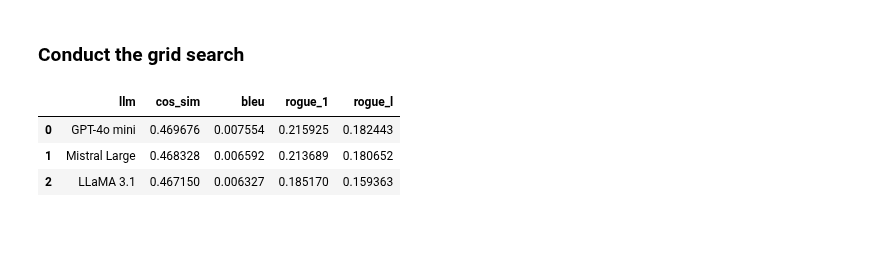
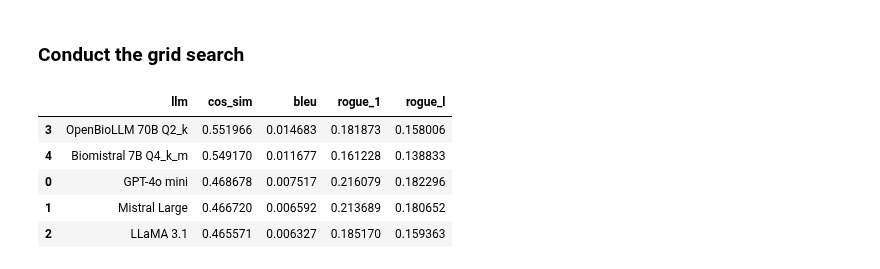
Before and after one commit to Biomed-imaging-lab/NeuroRAG, a Jupyter notebook: research-raw-llms/raw-llms.ipynb, the cells around one changed output. Drawn from its saved outputs; the diff is of its cells as text; code cells hidden in the pictures; blank space fills up the shorter version.

Commit message:
Calculate OpenBioLLM and BioMistral metrics

```diff
--- a/research-raw-llms/raw-llms.ipynb
+++ b/research-raw-llms/raw-llms.ipynb
@@ -267,0 +226,3 @@ def get_openbiollm_8b_llm(temperature=0.0001):
+# %%
+def get_openbiollm_70_Q2k_llm(temperature=0):
+  return Ollama(model='taozhiyuai/openbiollm-llama-3:70b_q2_k', temperature=temperature)
@@ -268,3 +231,6 @@ def get_openbiollm_8b_llm(temperature=0.0001):
+# %%
+def get_biomistral_q4_k_m_llm(temperature=0):
+  return Ollama(model='cniongolo/biomistral', temperature=temperature)
 # %% [markdown]
 ## Setup experiments
 # %% [markdown]
@@ -293,7 +259,8 @@ llms = (
   ('GPT-4o mini', get_chatgpt_40_mini_llm()),
   ('Mistral Large', get_mistral_large_llm()),
   ('LLaMA 3.1', get_llama3_1_llm()),
-  ('OpenBioLLM 8B', get_openbiollm_8b_llm()),
+  ('OpenBioLLM 70B Q2_k', get_openbiollm_70_Q2k_llm()),
+  ('Biomistral 7B Q4_k_m', get_biomistral_q4_k_m_llm()),
 )
 # %% [markdown]
 ### Load cached responses
@@ -319,41 +286,43 @@ df = pd.DataFrame()
 questions = qa_df['question'].tolist()
 expected_answers = qa_df['answer'].tolist()
 
-for llm_name, llm in tqdm(llms, desc='LLMs'):
+for llm_name, llm in llms:
   chain = llm | StrOutputParser()
 
   predicted_answers = []
 
-  for question in tqdm(questions, desc='Questions', leave=False):
+  for question in tqdm(questions, desc='Questions'):
     if not llm_name in cache:
       cache[llm_name] = {}
     if not question in cache[llm_name]:
       cache[llm_name][question] = chain.invoke(question)
 
+      with open(cache_path, 'w') as f:
+        json.dump(cache, f)
+
     predicted_answers.append(cache[llm_name][question])
-
-    with open(cache_path, 'w') as f:
-      json.dump(cache, f)
 
   # Evaluate metrics
   cos_sim = embeddings_cosine_sim_metric(expected_answers, predicted_answers)
   bleu_score = bleu_metric(expected_answers, predicted_answers)
   rogue_1_score = rogue_1_metric(expected_answers, predicted_answers)
   rogue_l_score = rogue_l_metric(expected_answers, predicted_answers)
 
   # Save results
   row = pd.DataFrame({
     'llm': llm_name,
     'cos_sim': cos_sim,
     'bleu': bleu_score,
     'rogue_1': rogue_1_score,
     'rogue_l': rogue_l_score,
   }, index=[0])
   df = pd.concat([df, row], ignore_index=True)
 
 df.sort_values(by='cos_sim', ascending=False)
 # %% [output]
 |  | llm | cos_sim | bleu | rogue_1 | rogue_l |
-| 0 | GPT-4o mini | 0.469676 | 0.007554 | 0.215925 | 0.182443 |
-| 1 | Mistral Large | 0.468328 | 0.006592 | 0.213689 | 0.180652 |
-| 2 | LLaMA 3.1 | 0.467150 | 0.006327 | 0.185170 | 0.159363 |
+| 3 | OpenBioLLM 70B Q2_k | 0.551966 | 0.014683 | 0.181873 | 0.158006 |
+| 4 | Biomistral 7B Q4_k_m | 0.549170 | 0.011677 | 0.161228 | 0.138833 |
+| 0 | GPT-4o mini | 0.468678 | 0.007517 | 0.216079 | 0.182296 |
+| 1 | Mistral Large | 0.466720 | 0.006592 | 0.213689 | 0.180652 |
+| 2 | LLaMA 3.1 | 0.465571 | 0.006327 | 0.185170 | 0.159363 |
```
Also changed, not shown: parts of 5 cells of this notebook, 2 other files.
